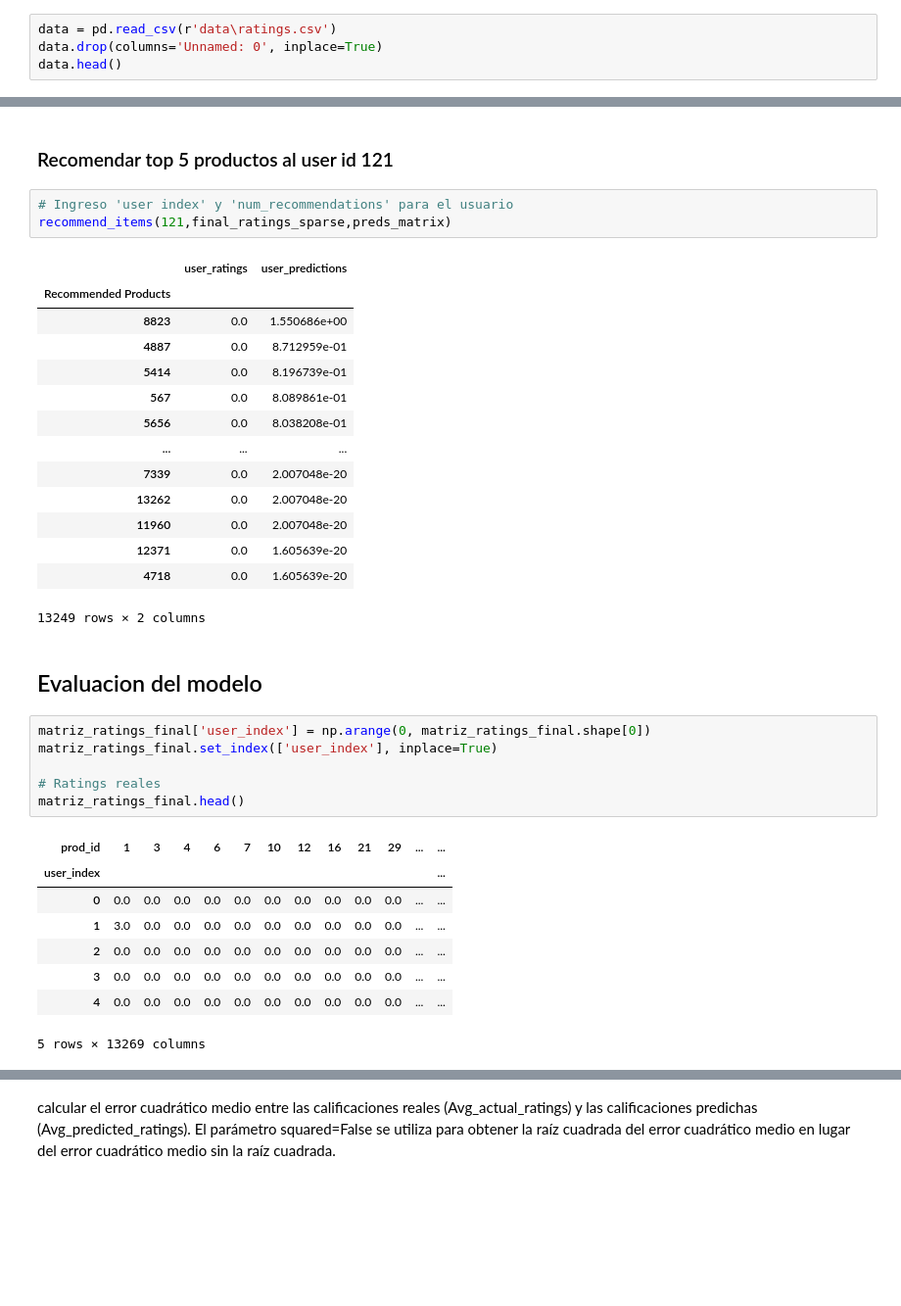
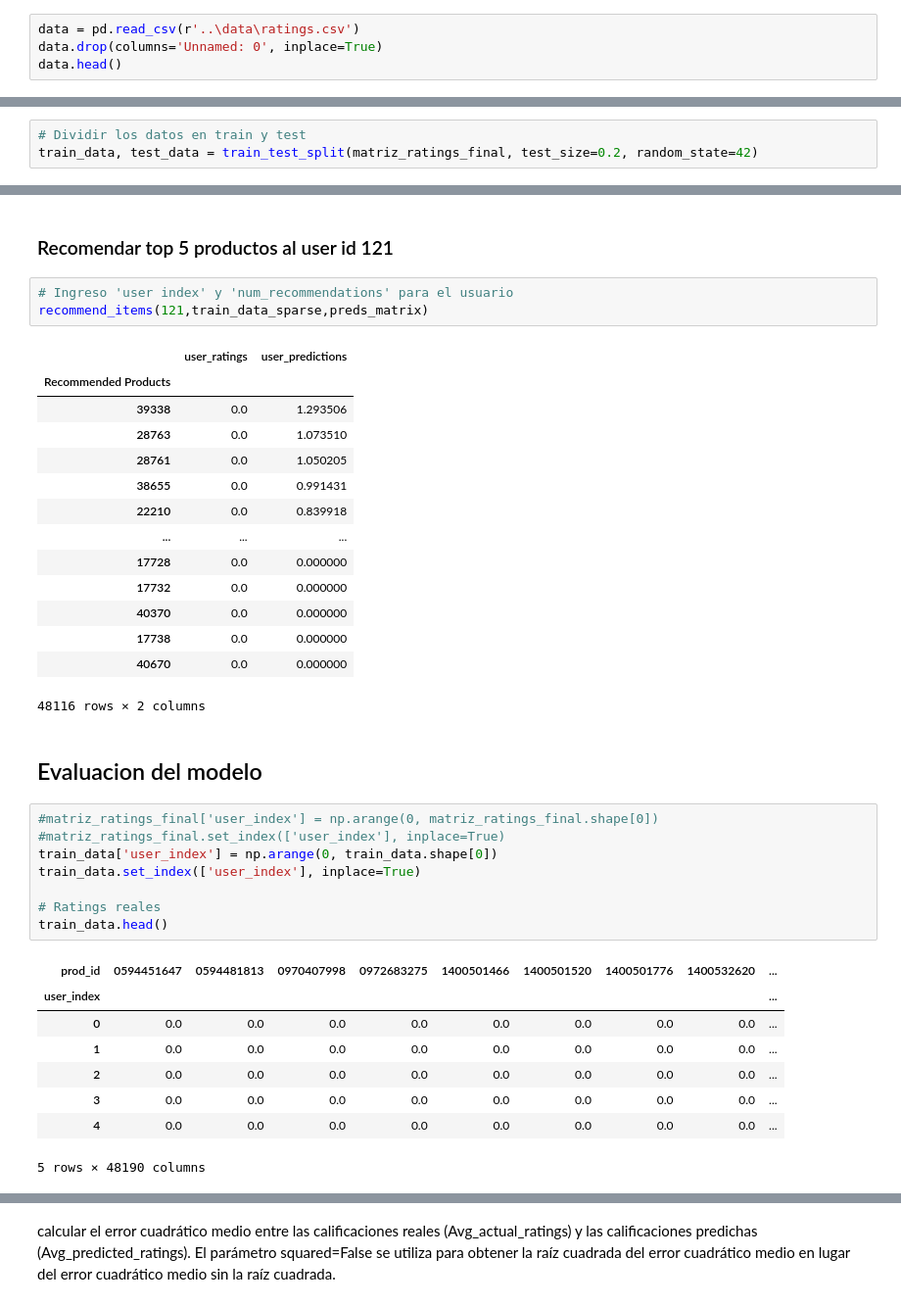
Before and after one commit to adilelle1/Chatbot-MELI, a Jupyter notebook: notebooks adicionales/sistema_de_recomendacion.ipynb, the cells around one changed output, grey strips where cells are left out. Shown at 98% size. Cells and saved outputs as stored; diff of their text form; blank space fills up the shorter version.

```diff
--- a/notebooks adicionales/sistema_de_recomendacion.ipynb
+++ b/notebooks adicionales/sistema_de_recomendacion.ipynb
@@ -17,5 +28,5 @@ from scipy.sparse.linalg import svds
 # %%
-data = pd.read_csv(r'data\ratings.csv')
+data = pd.read_csv(r'..\data\ratings.csv')
 data.drop(columns='Unnamed: 0', inplace=True)
 data.head()
 # %% [output]
@@ -341,5 +368,8 @@ recommendations(1521,5,matriz_ratings_final)
 # %% [markdown]
 # Model based Collaborative Filtering: Singular Value Decomposition
+# %%
+# Dividir los datos en train y test
+train_data, test_data = train_test_split(matriz_ratings_final, test_size=0.2, random_state=42)
 # %% [markdown]
 ## CSR matrix
 # %%
@@ -420,38 +430,40 @@ def recommend_items(user_index, interactions_matrix, preds_matrix):
 ### Recomendar top 5 productos al user id 121
 # %%
 # Ingreso 'user index' y 'num_recommendations' para el usuario
-recommend_items(121,final_ratings_sparse,preds_matrix)
+recommend_items(121,train_data_sparse,preds_matrix)
 # %% [output]
 |  | user_ratings | user_predictions |
 | Recommended Products |  |  |
-| 8823 | 0.0 | 1.550686e+00 |
-| 4887 | 0.0 | 8.712959e-01 |
-| 5414 | 0.0 | 8.196739e-01 |
-| 567 | 0.0 | 8.089861e-01 |
-| 5656 | 0.0 | 8.038208e-01 |
+| 39338 | 0.0 | 1.293506 |
+| 28763 | 0.0 | 1.073510 |
+| 28761 | 0.0 | 1.050205 |
+| 38655 | 0.0 | 0.991431 |
+| 22210 | 0.0 | 0.839918 |
 | ... | ... | ... |
-| 7339 | 0.0 | 2.007048e-20 |
-| 13262 | 0.0 | 2.007048e-20 |
-| 11960 | 0.0 | 2.007048e-20 |
-| 12371 | 0.0 | 1.605639e-20 |
-| 4718 | 0.0 | 1.605639e-20 |
+| 17728 | 0.0 | 0.000000 |
+| 17732 | 0.0 | 0.000000 |
+| 40370 | 0.0 | 0.000000 |
+| 17738 | 0.0 | 0.000000 |
+| 40670 | 0.0 | 0.000000 |
-13249 rows × 2 columns
+48116 rows × 2 columns
 # %% [markdown]
 ## Evaluacion del modelo
 # %%
-matriz_ratings_final['user_index'] = np.arange(0, matriz_ratings_final.shape[0])
-matriz_ratings_final.set_index(['user_index'], inplace=True)
+#matriz_ratings_final['user_index'] = np.arange(0, matriz_ratings_final.shape[0])
+#matriz_ratings_final.set_index(['user_index'], inplace=True)
+train_data['user_index'] = np.arange(0, train_data.shape[0])
+train_data.set_index(['user_index'], inplace=True)
 
 # Ratings reales
-matriz_ratings_final.head()
+train_data.head()
 # %% [output]
-| prod_id | 1 | 3 | 4 | 6 | 7 | 10 | 12 | 16 | 21 | 29 | ... | ... |
-| user_index |  |  |  |  |  |  |  |  |  |  |  | ... |
-| 0 | 0.0 | 0.0 | 0.0 | 0.0 | 0.0 | 0.0 | 0.0 | 0.0 | 0.0 | 0.0 | ... | ... |
-| 1 | 3.0 | 0.0 | 0.0 | 0.0 | 0.0 | 0.0 | 0.0 | 0.0 | 0.0 | 0.0 | ... | ... |
-| 2 | 0.0 | 0.0 | 0.0 | 0.0 | 0.0 | 0.0 | 0.0 | 0.0 | 0.0 | 0.0 | ... | ... |
-| 3 | 0.0 | 0.0 | 0.0 | 0.0 | 0.0 | 0.0 | 0.0 | 0.0 | 0.0 | 0.0 | ... | ... |
-| 4 | 0.0 | 0.0 | 0.0 | 0.0 | 0.0 | 0.0 | 0.0 | 0.0 | 0.0 | 0.0 | ... | ... |
+| prod_id | 0594451647 | 0594481813 | 0970407998 | 0972683275 | 1400501466 | 1400501520 | 1400501776 | 1400532620 | ... |
+| user_index |  |  |  |  |  |  |  |  | ... |
+| 0 | 0.0 | 0.0 | 0.0 | 0.0 | 0.0 | 0.0 | 0.0 | 0.0 | ... |
+| 1 | 0.0 | 0.0 | 0.0 | 0.0 | 0.0 | 0.0 | 0.0 | 0.0 | ... |
+| 2 | 0.0 | 0.0 | 0.0 | 0.0 | 0.0 | 0.0 | 0.0 | 0.0 | ... |
+| 3 | 0.0 | 0.0 | 0.0 | 0.0 | 0.0 | 0.0 | 0.0 | 0.0 | ... |
+| 4 | 0.0 | 0.0 | 0.0 | 0.0 | 0.0 | 0.0 | 0.0 | 0.0 | ... |
-5 rows × 13269 columns
+5 rows × 48190 columns
 # %%
 # ratings promedio
```
Also changed, not shown: parts of 34 cells of this notebook, 2 other files.
